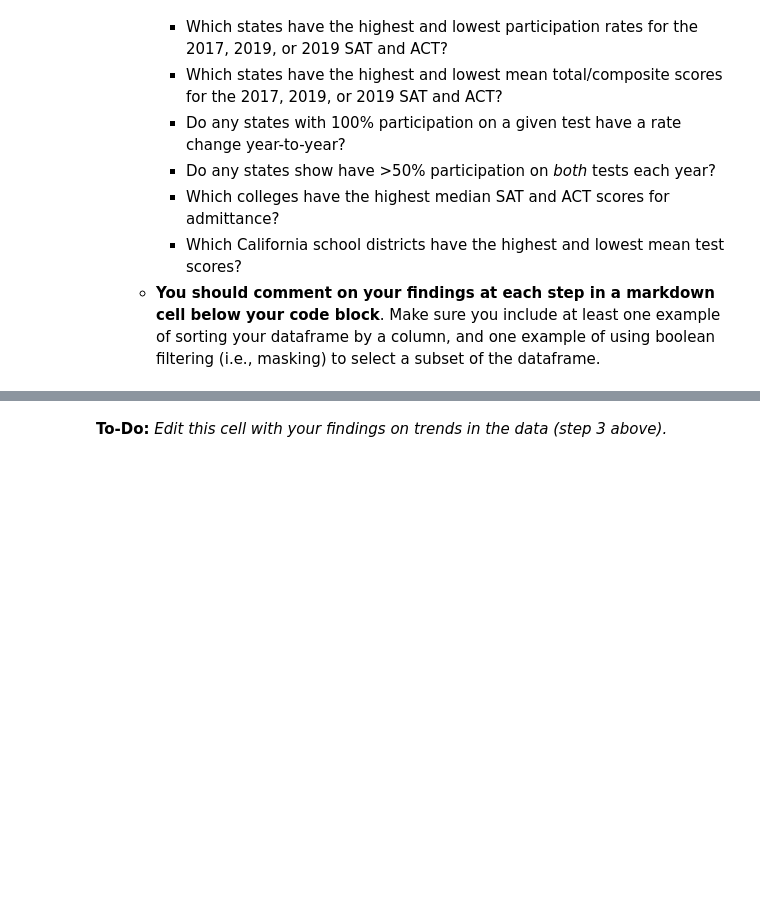
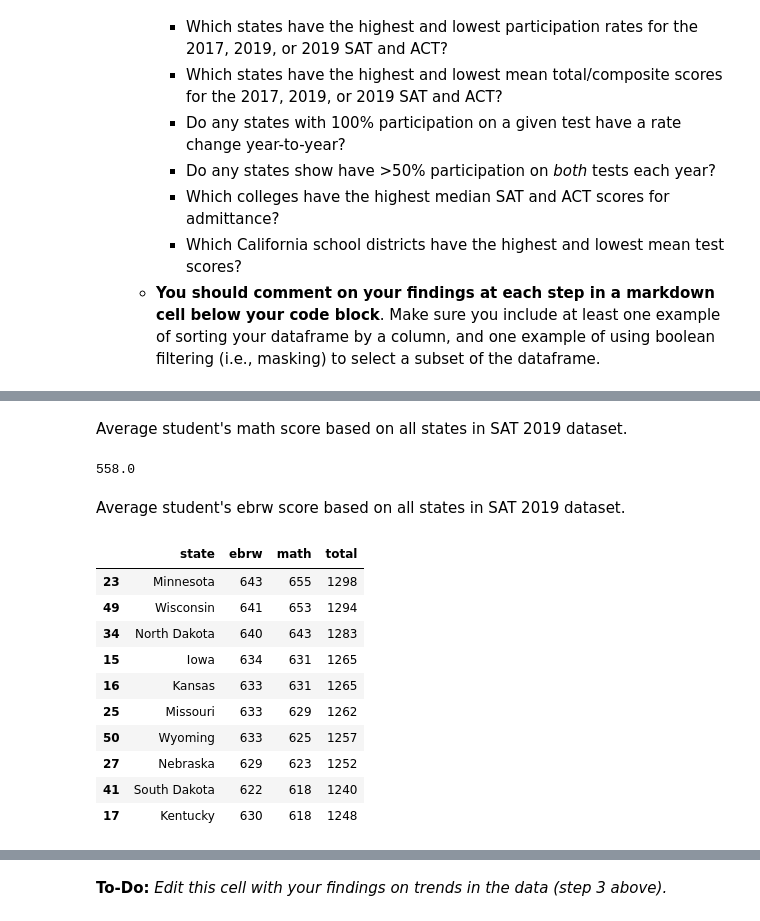
Before and after one commit to prathikc712/SAT-Analysis, a Jupyter notebook: code/starter-code.ipynb, the cells around one changed output, grey strips where cells are left out. Cells and saved outputs as stored; diff of their text form; code cells hidden in the pictures; blank space fills up the shorter version.

```diff
--- a/code/starter-code.ipynb
+++ b/code/starter-code.ipynb
@@ -361,0 +486,23 @@ Complete the following steps to explore your data. You are welcome to do more ED
+# %% [markdown]
+Average student's math score based on all states in SAT 2019 dataset.
+# %%
+mean_ebrw_2019 = sat_2019_fixed['ebrw'].mean()
+mean_ebrw_2019
+# %% [output]
+558.0
+# %% [markdown]
+Average student's ebrw score based on all states in SAT 2019 dataset.
+# %%
+sat_2018_fixed.sort_values(('math'), ascending = False).head(10)
+# %% [output]
+|  | state | ebrw | math | total |
+| 23 | Minnesota | 643 | 655 | 1298 |
+| 49 | Wisconsin | 641 | 653 | 1294 |
+| 34 | North Dakota | 640 | 643 | 1283 |
+| 15 | Iowa | 634 | 631 | 1265 |
+| 16 | Kansas | 633 | 631 | 1265 |
+| 25 | Missouri | 633 | 629 | 1262 |
+| 50 | Wyoming | 633 | 625 | 1257 |
+| 27 | Nebraska | 629 | 623 | 1252 |
+| 41 | South Dakota | 622 | 618 | 1240 |
+| 17 | Kentucky | 630 | 618 | 1248 |
```
Also changed, not shown: parts of 26 cells of this notebook.
